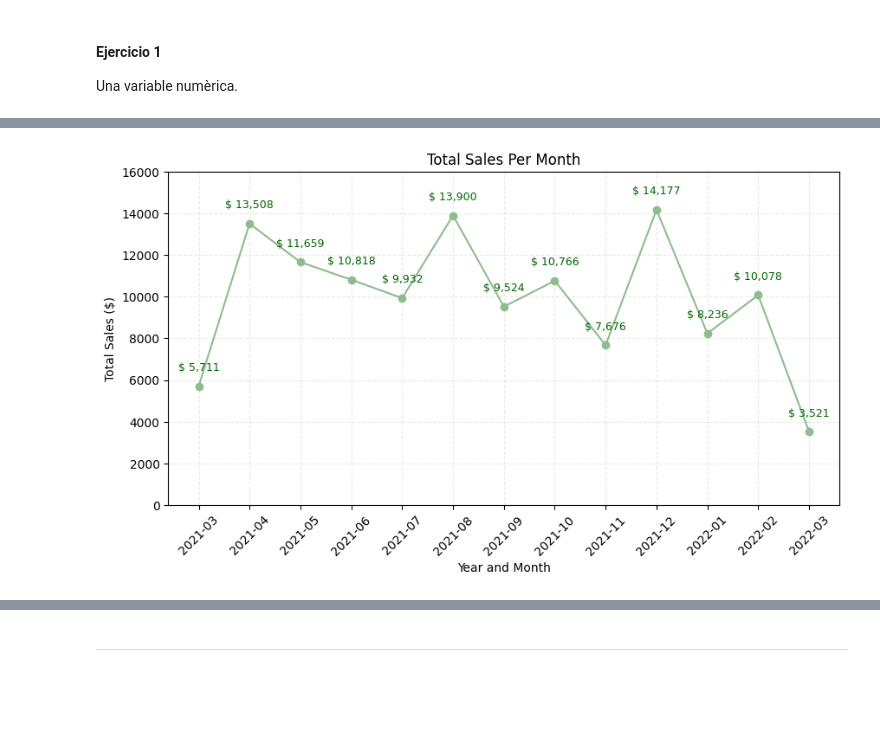
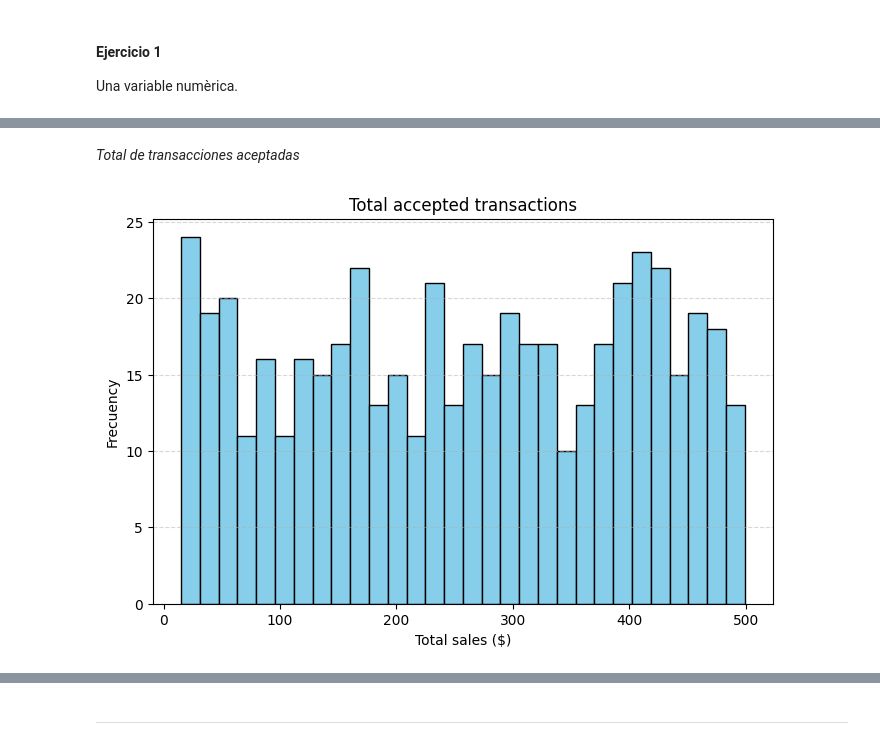
Before and after one commit to Muriburu/ITAcademy, a Jupyter notebook: Sprint 8 - Visualitzacions en Python Scripts en Power BI/Tarea S801.ipynb, the cells around one changed output, grey strips where cells are left out. Saved outputs shown, nothing was run; the diff lists cells and outputs as text; code cells hidden in the pictures; blank space fills up the shorter version.

```diff
--- a/Sprint 8 - Visualitzacions en Python Scripts en Power BI/Tarea S801.ipynb
+++ b/Sprint 8 - Visualitzacions en Python Scripts en Power BI/Tarea S801.ipynb
@@ -154,22 +150,15 @@ monthly_total_accepted_transactions
-# %%
-x = monthly_total_accepted_transactions["year_month"].astype(str)           # Necesito convertirlo a string para representarlo
-y = monthly_total_accepted_transactions["amount"]
-
-# Gráfico
-plt.figure(figsize=(10, 5))
-plt.plot(x, y, color="darkseagreen",  marker='o' )
-plt.title("Total Sales Per Month")
-plt.xlabel("Year and Month")
-plt.ylabel("Total Sales ($)")
-plt.xticks(rotation=45)
-plt.ylim(0, 16000)
-plt.grid(True, linestyle='--', alpha=0.25)
-
-# Etiquetas de valores
-for i, v in enumerate(y):
-    plt.text(x[i], v + 750, f"$ {v:,.0f}", ha='center', fontsize=9, color='darkgreen')
-
-# Mostrar
-plt.show()
-# %% [output]
-[figure, removed]
+# %% [markdown]
+*Total de transacciones aceptadas*
+# %%
+accepted_transactions = dict_transactions['transactions'].query("declined == 0").copy()
+
+plt.figure(figsize=(8, 5))
+plt.hist(accepted_transactions["amount"], bins=30, color="skyblue", edgecolor="black")
+plt.title("Total accepted transactions")
+plt.xlabel("Total sales ($)")
+plt.ylabel("Frecuency")
+plt.grid(axis='y', linestyle='--', alpha=0.5)
+
+plt.show()
+# %% [output]
+[figure, added]
```
Also changed, not shown: parts of 35 cells of this notebook.
